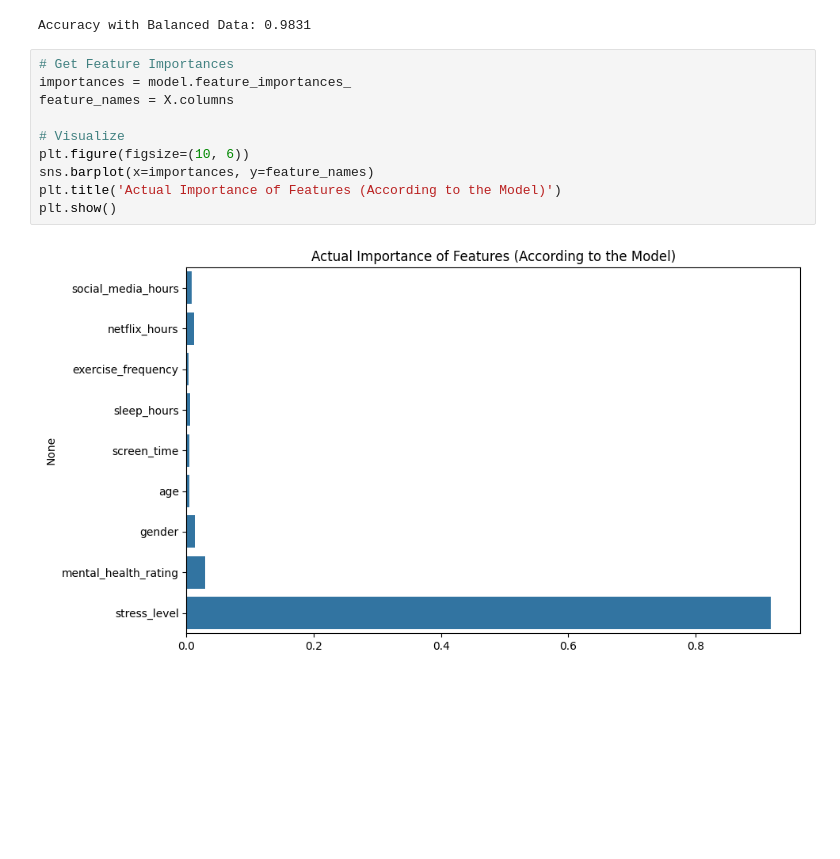
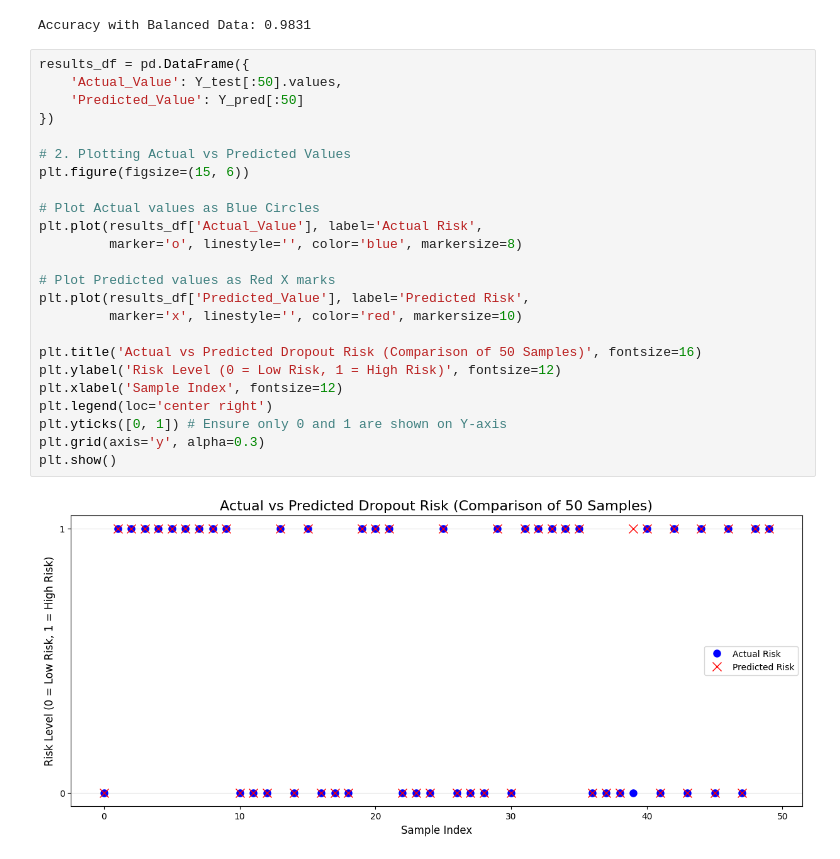
Before and after one commit to HMBinara/ML_Project, a Jupyter notebook: Final_Personal_Development.ipynb, the cells around one changed output. Drawn from its saved outputs; the diff is of its cells as text; blank space fills up the shorter version.

```diff
--- a/Final_Personal_Development.ipynb
+++ b/Final_Personal_Development.ipynb
@@ -216,15 +216,29 @@ Y_pred = model.predict(X_test)
 print(f"Accuracy with Balanced Data: {accuracy_score(Y_test, Y_pred):.4f}")
 # %% [output]
 Accuracy with Balanced Data: 0.9831
-# %%
-# Get Feature Importances
-importances = model.feature_importances_
-feature_names = X.columns
-
-# Visualize
-plt.figure(figsize=(10, 6))
-sns.barplot(x=importances, y=feature_names)
-plt.title('Actual Importance of Features (According to the Model)')
-plt.show()
-# %% [output]
-[figure, removed]
+# %%
+results_df = pd.DataFrame({
+    'Actual_Value': Y_test[:50].values,
+    'Predicted_Value': Y_pred[:50]
+})
+
+# 2. Plotting Actual vs Predicted Values
+plt.figure(figsize=(15, 6))
+
+# Plot Actual values as Blue Circles
+plt.plot(results_df['Actual_Value'], label='Actual Risk',
+         marker='o', linestyle='', color='blue', markersize=8)
+
+# Plot Predicted values as Red X marks
+plt.plot(results_df['Predicted_Value'], label='Predicted Risk',
+         marker='x', linestyle='', color='red', markersize=10)
+
+plt.title('Actual vs Predicted Dropout Risk (Comparison of 50 Samples)', fontsize=16)
+plt.ylabel('Risk Level (0 = Low Risk, 1 = High Risk)', fontsize=12)
+plt.xlabel('Sample Index', fontsize=12)
+plt.legend(loc='center right')
+plt.yticks([0, 1]) # Ensure only 0 and 1 are shown on Y-axis
+plt.grid(axis='y', alpha=0.3)
+plt.show()
+# %% [output]
+[figure, added]
```
Also changed, not shown: parts of 3 cells of this notebook.
